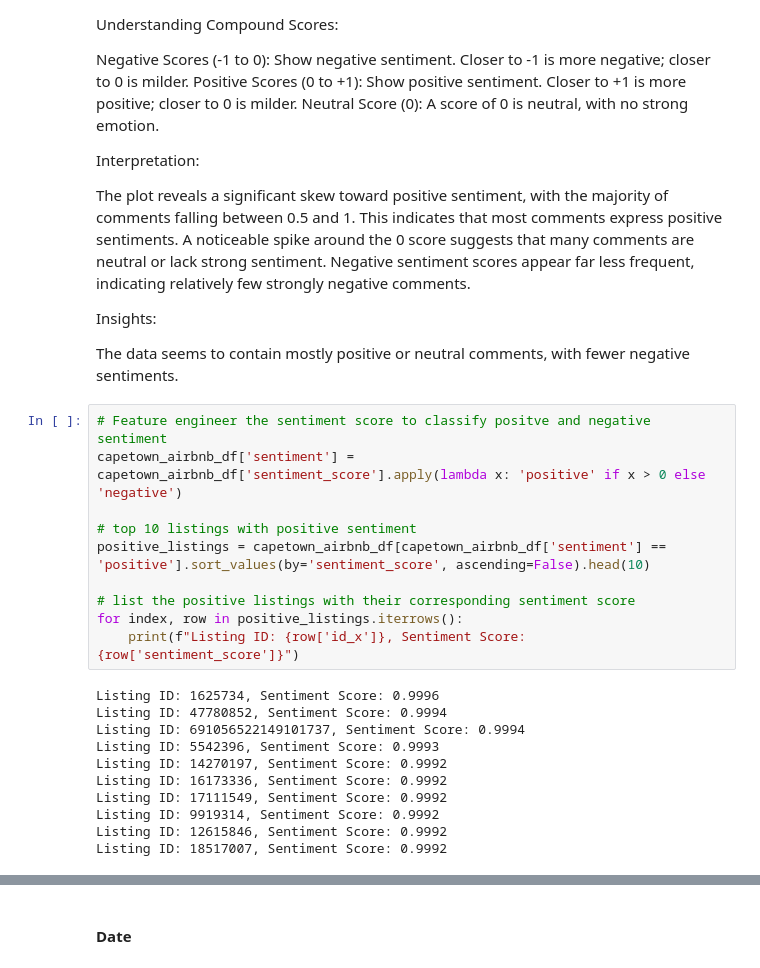
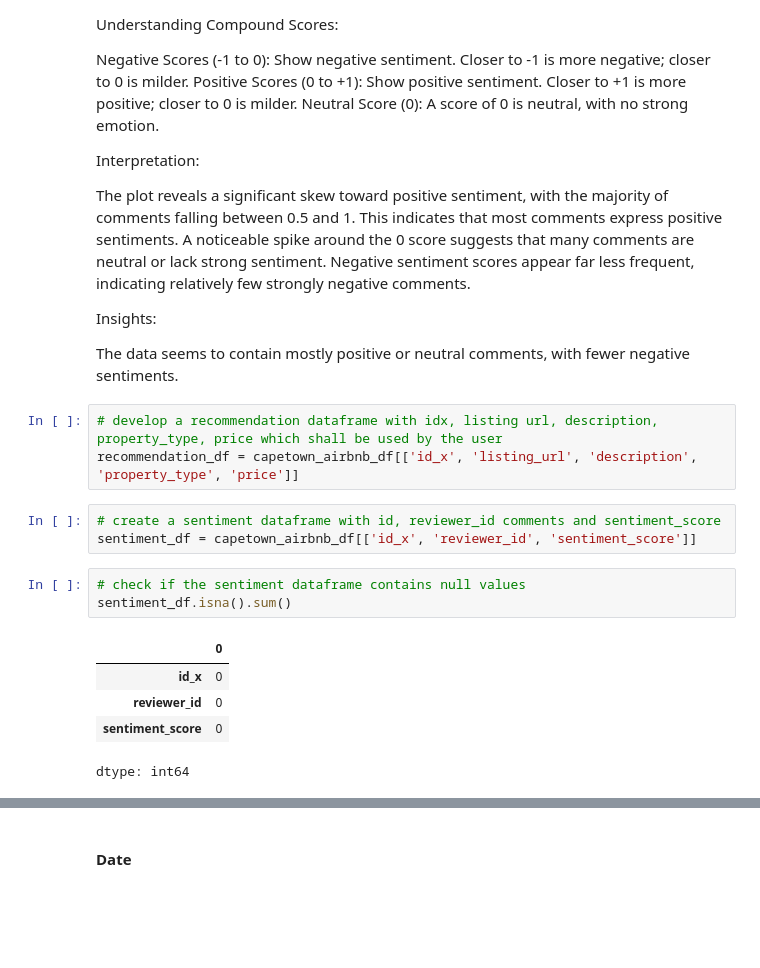
Before and after one commit to PMabwa/CapeTown_AirBnB_Capstone_Project, a Jupyter notebook: notebook.ipynb, the cells around one changed output, grey strips where cells are left out. Cells and saved outputs as stored; diff of their text form; blank space fills up the shorter version.

```diff
--- a/notebook.ipynb
+++ b/notebook.ipynb
@@ -325,24 +336,18 @@ Negative sentiment scores appear far less frequent, indicating relatively few st
 Insights:
 
 The data seems to contain mostly positive or neutral comments, with fewer negative sentiments.
-# %%
-# Feature engineer the sentiment score to classify positve and negative sentiment
-capetown_airbnb_df['sentiment'] = capetown_airbnb_df['sentiment_score'].apply(lambda x: 'positive' if x > 0 else 'negative')
-
-# top 10 listings with positive sentiment
-positive_listings = capetown_airbnb_df[capetown_airbnb_df['sentiment'] == 'positive'].sort_values(by='sentiment_score', ascending=False).head(10)
-
-# list the positive listings with their corresponding sentiment score
-for index, row in positive_listings.iterrows():
-    print(f"Listing ID: {row['id_x']}, Sentiment Score: {row['sentiment_score']}")
-# %% [output]
-Listing ID: 1625734, Sentiment Score: 0.9996
-Listing ID: 47780852, Sentiment Score: 0.9994
-Listing ID: 691056522149101737, Sentiment Score: 0.9994
-Listing ID: 5542396, Sentiment Score: 0.9993
-Listing ID: 14270197, Sentiment Score: 0.9992
-Listing ID: 16173336, Sentiment Score: 0.9992
-Listing ID: 17111549, Sentiment Score: 0.9992
-Listing ID: 9919314, Sentiment Score: 0.9992
-Listing ID: 12615846, Sentiment Score: 0.9992
-Listing ID: 18517007, Sentiment Score: 0.9992
+# %%
+# develop a recommendation dataframe with idx, listing url, description, property_type, price which shall be used by the user
+recommendation_df = capetown_airbnb_df[['id_x', 'listing_url', 'description', 'property_type', 'price']]
+# %%
+# create a sentiment dataframe with id, reviewer_id comments and sentiment_score
+sentiment_df = capetown_airbnb_df[['id_x', 'reviewer_id', 'sentiment_score']]
+# %%
+# check if the sentiment dataframe contains null values
+sentiment_df.isna().sum()
+# %% [output]
+|  | 0 |
+| id_x | 0 |
+| reviewer_id | 0 |
+| sentiment_score | 0 |
+dtype: int64
```
Also changed, not shown: parts of 29 cells of this notebook.
